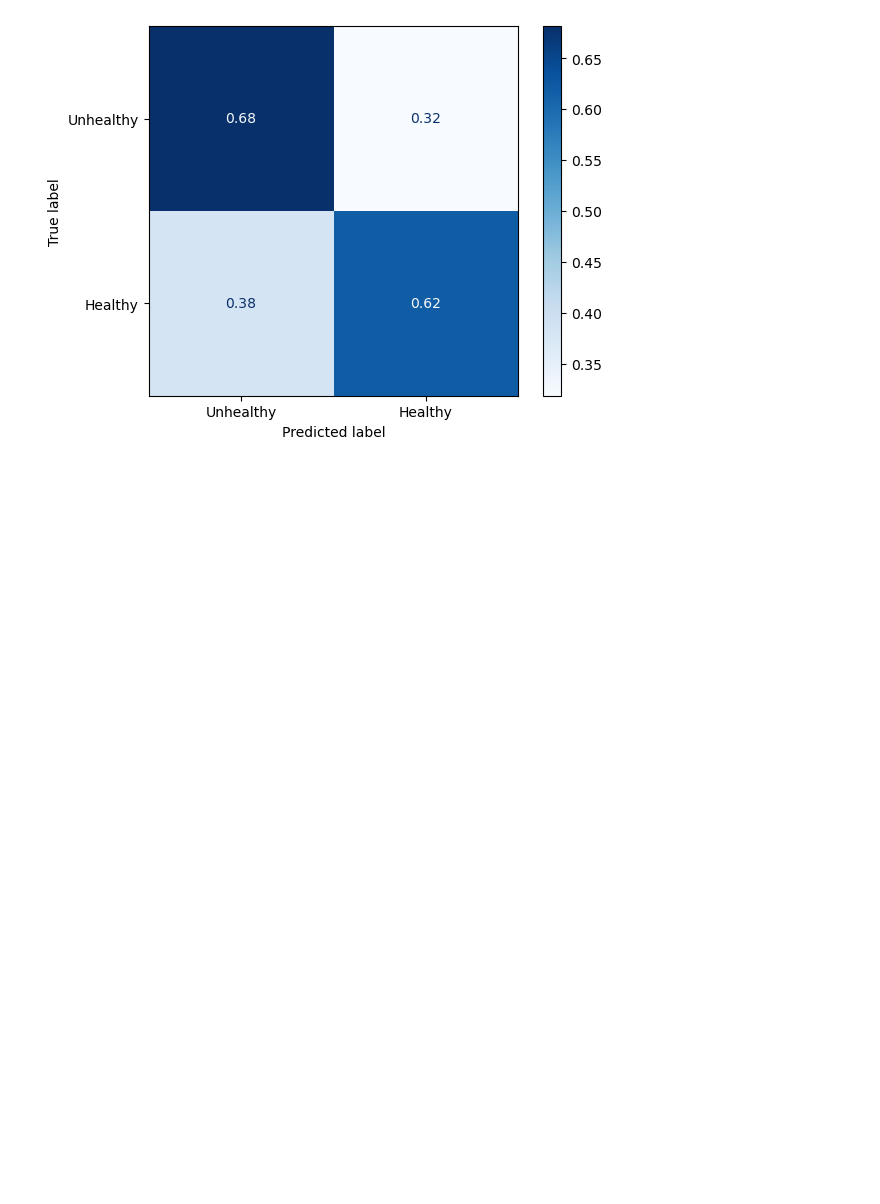
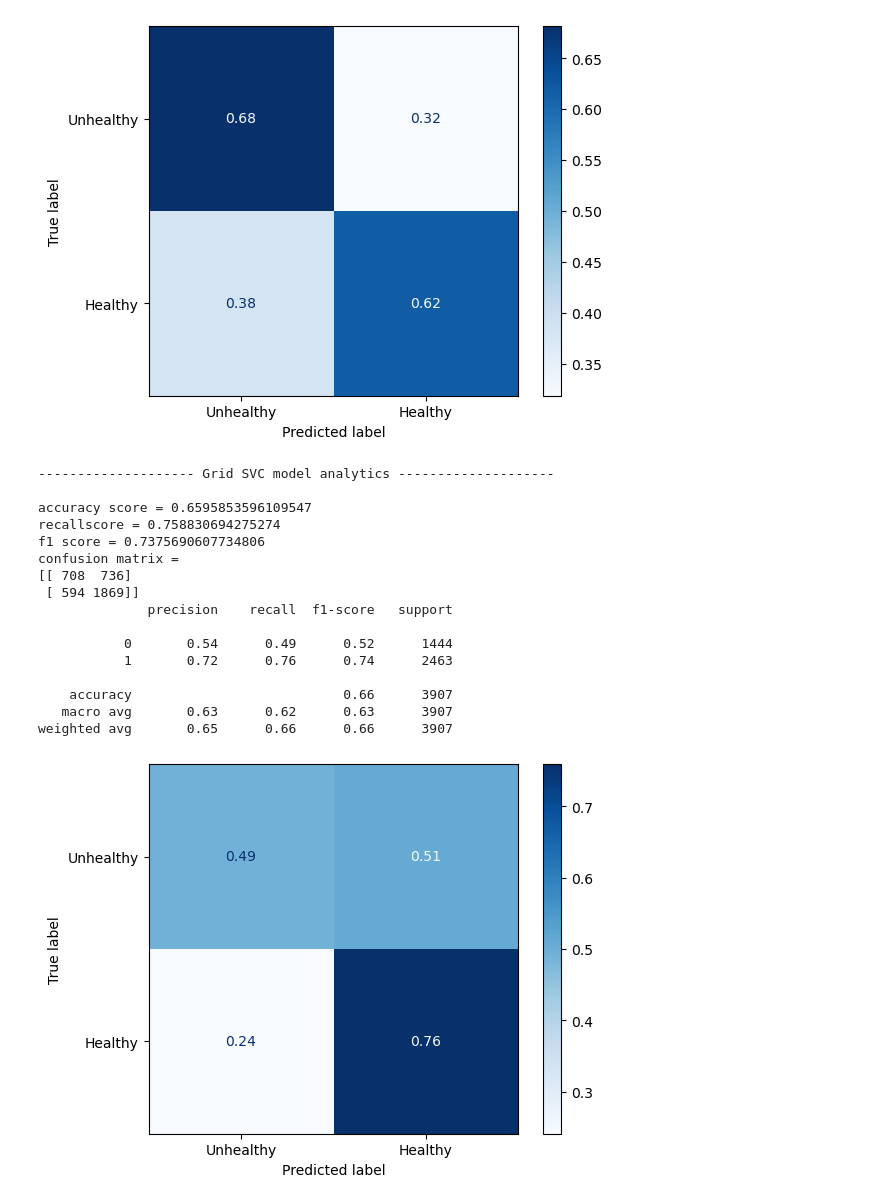
Before and after one commit to Benbellah-Owino/capstone-group3-karu, a Jupyter notebook: index.ipynb, the cells around one changed output. Cells and saved outputs as stored; diff of their text form; code cells hidden in the pictures; blank space fills up the shorter version.

```diff
--- a/index.ipynb
+++ b/index.ipynb
@@ -519,18 +519,42 @@ confusion matrix =
 weighted avg       0.67      0.64      0.65      3907
 [figure]
 # %%
-/svc_param_grid = {
-    "C": [0.1, 1, 10],
+svc_param_grid = {
+    'estimator__C': [0.1, 1, 10, 100],
+    'estimator__gamma': [0.001, 0.01, 0.1, 1],
 }
 
-svc_grid_pipe = Pipeline
+svc_grid_pipe = Pipeline([
+    ("scaler", StandardScaler()),
+    ("estimator", svm.SVC(class_weight="balanced", random_state=42))
+    ]
+)
 grid_svc = GridSearchCV(
+    svc_grid_pipe,
     svc_param_grid,
-    #scoring=recall_unhealthy,
+    scoring="f1",
     cv=5,
     n_jobs=-1
 )
 
-grid_svc.fit(X, y)
+grid_svc.fit(X_train, y_train)
 
 analyze_model("Grid SVC", grid_svc)
+# %% [output]
+-------------------- Grid SVC model analytics --------------------
+
+accuracy score = 0.6595853596109547
+recallscore = 0.758830694275274
+f1 score = 0.7375690607734806
+confusion matrix =
+[[ 708  736]
+ [ 594 1869]]
+              precision    recall  f1-score   support
+
+           0       0.54      0.49      0.52      1444
+           1       0.72      0.76      0.74      2463
+
+    accuracy                           0.66      3907
+   macro avg       0.63      0.62      0.63      3907
+weighted avg       0.65      0.66      0.66      3907
+[figure, added]
```
Also changed, not shown: parts of 9 cells of this notebook, 1 other file.
